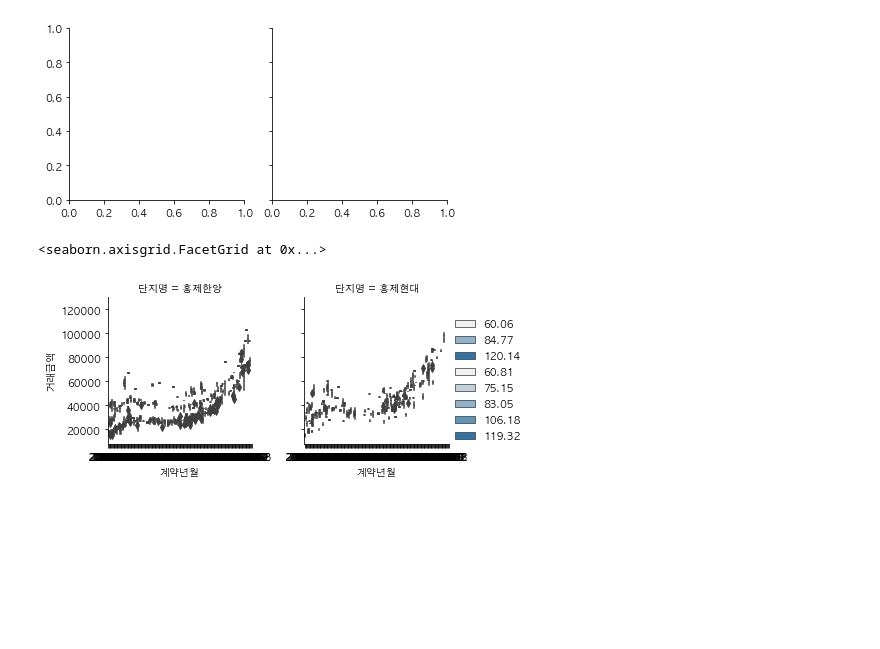
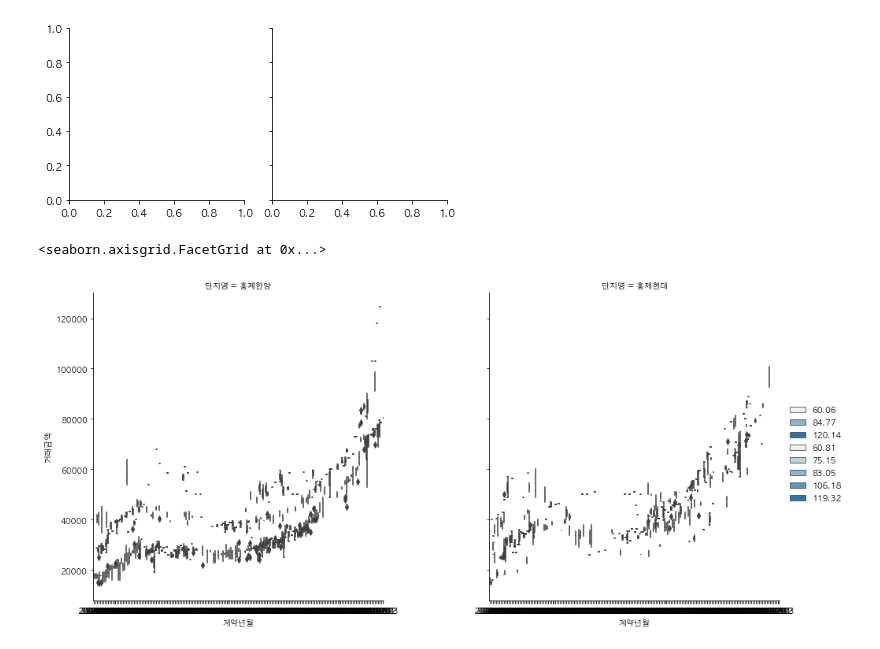
Before and after one commit to harryyang1982/data_tinkering, a Jupyter notebook: apt/apt_calculation.ipynb, the cells around one changed output. Drawn from its saved outputs; the diff is of its cells as text; code cells hidden in the pictures; blank space fills up the shorter version.

```diff
--- a/apt/apt_calculation.ipynb
+++ b/apt/apt_calculation.ipynb
@@ -210,7 +210,8 @@ TypeError: boxplot() got an unexpected keyword argument 'label'
 # %%
 g = sns.FacetGrid(data=hongje, col='단지명')
 g.map_dataframe(sns.boxplot, x='계약년월', y='거래금액', hue='전용면적(㎡)')
+plt.gcf().set_size_inches(15, 8)
 g.add_legend()
 # %% [output]
 <seaborn.axisgrid.FacetGrid at 0x...>
-[figure, old version]
+[figure, new version]
```
